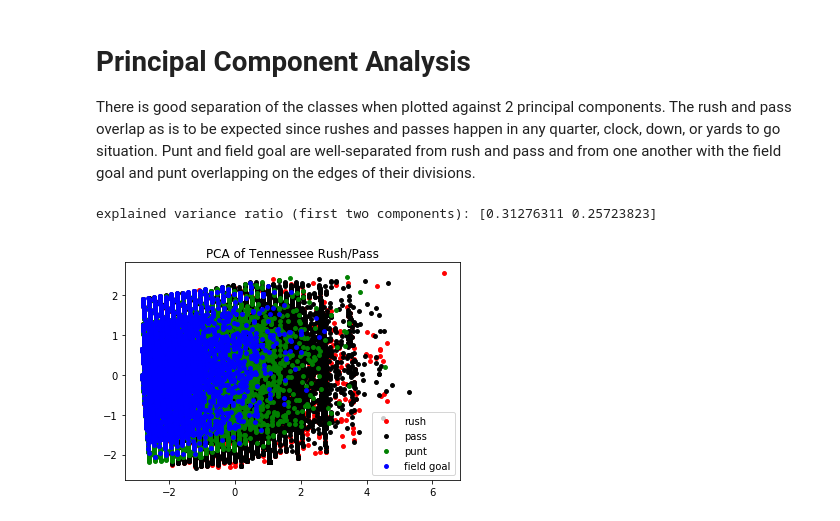
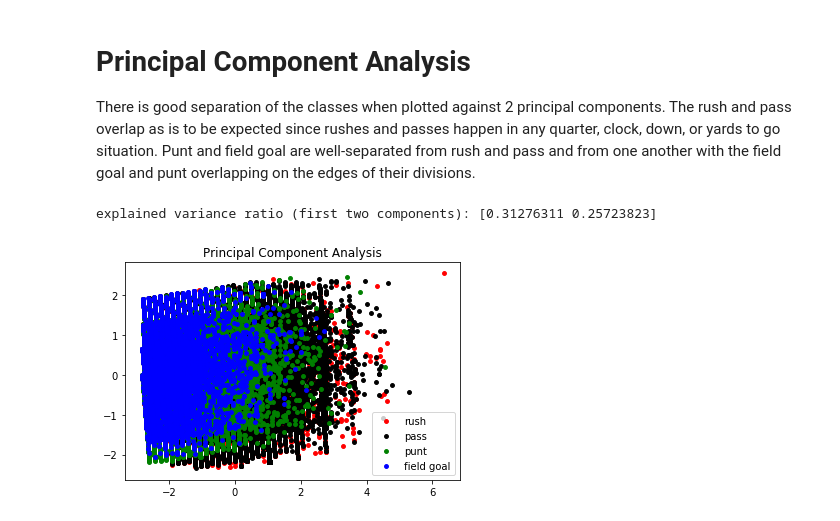
Before and after one commit to nrstott/nfldb_data_exploration, a Jupyter notebook: EDA.ipynb, the cells around one changed output. Saved outputs shown, nothing was run; the diff lists cells and outputs as text; code cells hidden in the pictures.

```diff
--- a/EDA.ipynb
+++ b/EDA.ipynb
@@ -148,23 +148,23 @@ in any quarter, clock, down, or yards to go situation. Punt and field goal are w
 # %%
 x = data.copy()
 x = StandardScaler().fit_transform(data.loc[:, ['quarter', 'clock', 'down', 'yards_to_go']])
 y = data.play_type
 
 pca = PCA(n_components=2)
 X_r = pca.fit(x).transform(x)
 
 # Percentage of variance explained for each components
 print('explained variance ratio (first two components):', pca.explained_variance_ratio_)
 
 target_names = ['rush', 'pass', 'punt', 'field goal']
 
 pl.figure()
 for c, i, target_name in zip("rkgb", [0,1,2,3], target_names):
     pl.scatter(X_r[y == i, 0], X_r[y == i, 1], c=c, label=target_name, s=15)
 pl.legend()
-pl.title('PCA of Tennessee Rush/Pass')
+pl.title('Principal Component Analysis')
 
 pl.show()
 # %% [output]
 explained variance ratio (first two components): [0.31276311 0.25723823]
-[figure, old version]
+[figure, new version]
```
